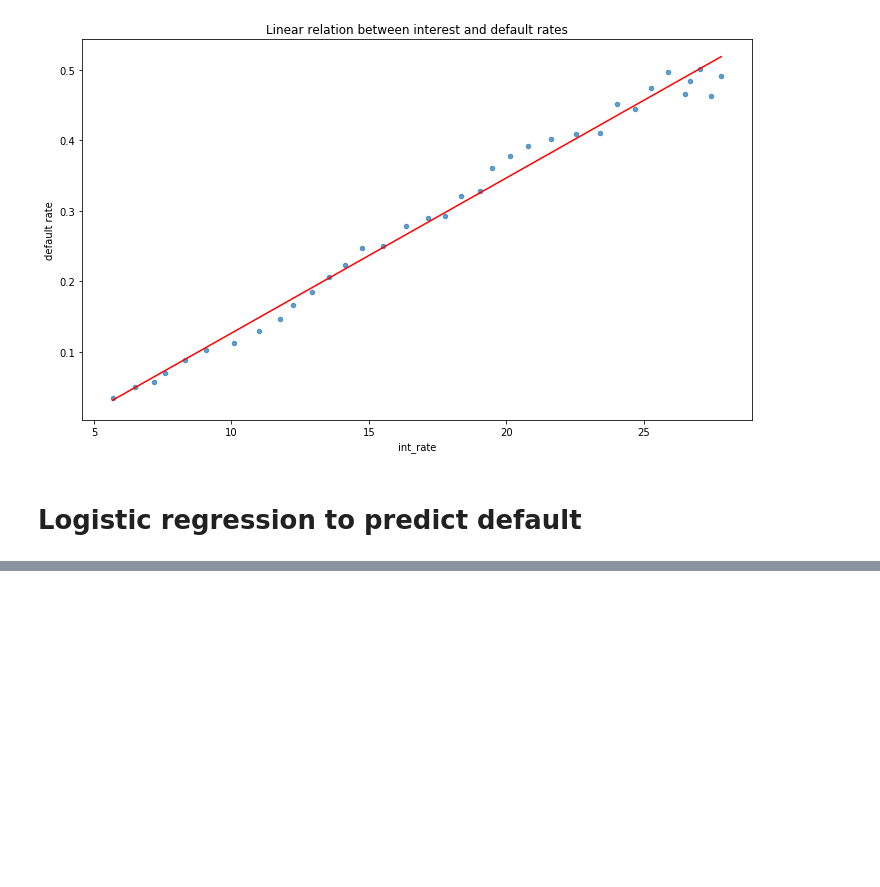
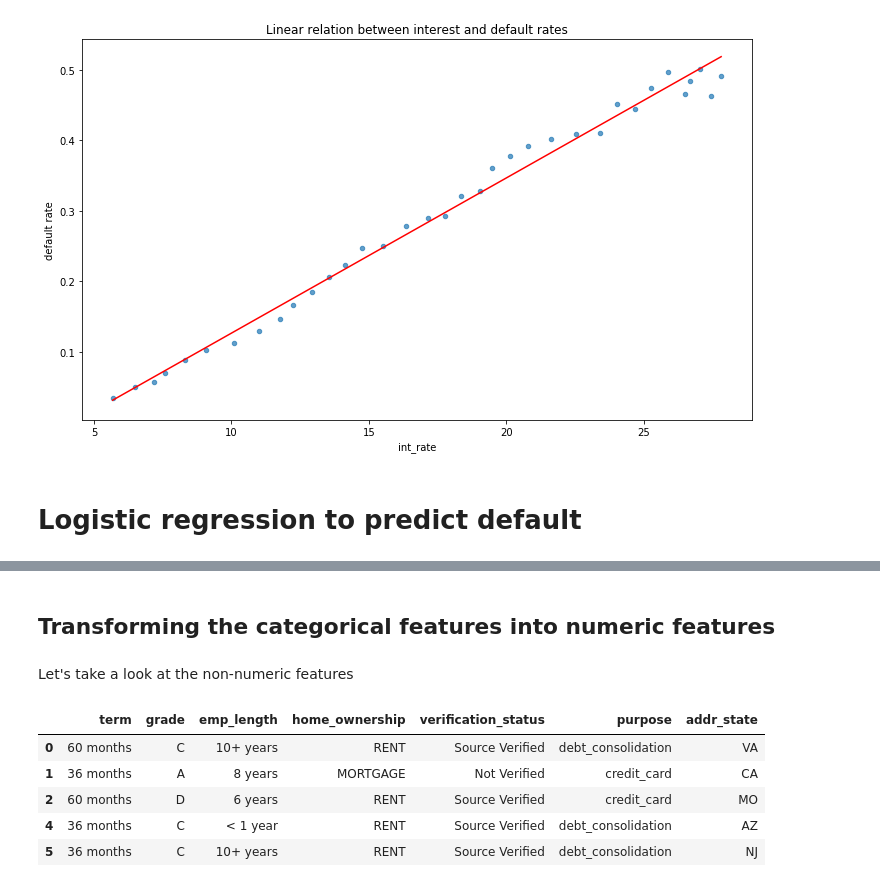
Before and after one commit to Tim3128/Credit_Risk, a Jupyter notebook: Lending_Club.ipynb, the cells around one changed output, grey strips where cells are left out. Drawn from its saved outputs; the diff is of its cells as text; code cells hidden in the pictures; blank space fills up the shorter version.

```diff
--- a/Lending_Club.ipynb
+++ b/Lending_Club.ipynb
@@ -23,5 +15,5 @@ Index(['id', 'member_id', 'loan_amnt', 'funded_amnt', 'funded_amnt_inv',
 # %%
-missing_data_pct = df.isna().mean().sort_values(ascending=False)
+missing_data_pct = df_loan.isna().mean().sort_values(ascending=False)
 # %%
 plt.hist(missing_data_pct, bins=20);
 plt.xlabel("Fraction of missing data");
@@ -35,5 +27,5 @@ len(columns_to_drop)
 # %% [output]
 58
 # %%
-df = df.drop(labels = columns_to_drop, axis=1)
+df_loan = df_loan.drop(labels = columns_to_drop, axis=1)
 # %%
@@ -57,6 +49,6 @@ array(['Fully Paid', 'Charged Off', 'Current', 'Late (31-120 days)',
 # %% [markdown]
 We keep only loans which have the loan status "Fully Paid" or "Charged Off" , and transform this column into a default binary variable (0 = default, 1 = no default)
 # %%
-df = df.loc[df['loan_status'].isin(["Fully Paid", "Charged Off"])]
-df["default"] = df["loan_status"].replace({"Fully Paid": 0, "Charged Off": 1})
+df_loan = df_loan.loc[df['loan_status'].isin(["Fully Paid", "Charged Off"])]
+df_loan["default"] = df_loan["loan_status"].replace({"Fully Paid": 0, "Charged Off": 1})
 # %%
@@ -172,0 +197,13 @@ plt.title("Linear relation between interest and default rates");
+# %% [markdown]
+## Transforming the categorical features into numeric features
+# %% [markdown]
+Let's take a look at the non-numeric features
+# %%
+df.select_dtypes(include='object').head()
+# %% [output]
+|  | term | grade | emp_length | home_ownership | verification_status | purpose | addr_state |
+| 0 | 60 months | C | 10+ years | RENT | Source Verified | debt_consolidation | VA |
+| 1 | 36 months | A | 8 years | MORTGAGE | Not Verified | credit_card | CA |
+| 2 | 60 months | D | 6 years | RENT | Source Verified | credit_card | MO |
+| 4 | 36 months | C | < 1 year | RENT | Source Verified | debt_consolidation | AZ |
+| 5 | 36 months | C | 10+ years | RENT | Source Verified | debt_consolidation | NJ |
```
Also changed, not shown: parts of 38 cells of this notebook.
